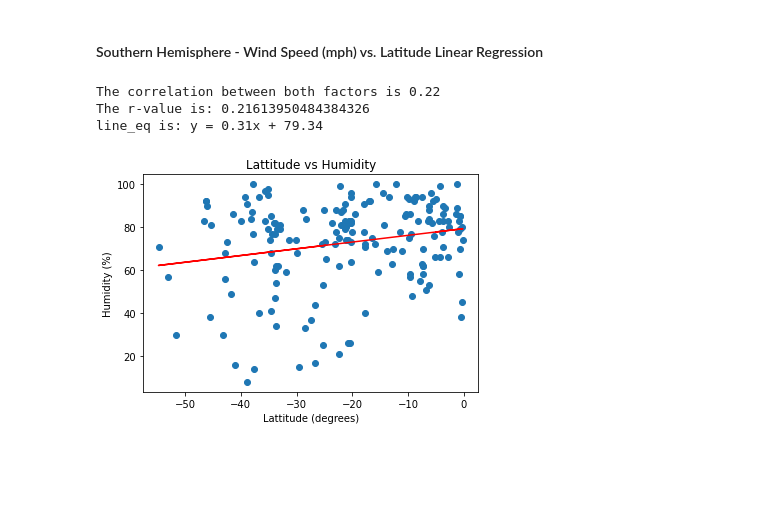
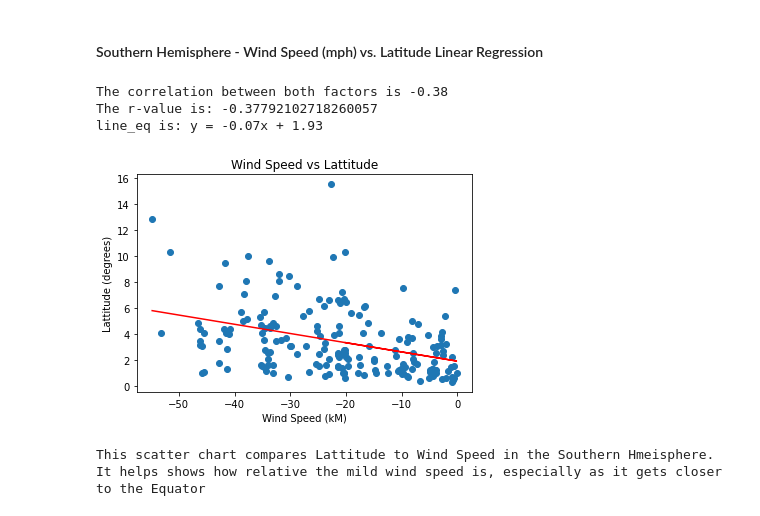
Before and after one commit to BZNUDS/python-api-challenge, a Jupyter notebook: WeatherPy/WeatherPyFinal.ipynb, the cells around one changed output. Drawn from its saved outputs; the diff is of its cells as text; code cells hidden in the pictures; blank space fills up the shorter version.

```diff
--- a/WeatherPy/WeatherPyFinal.ipynb
+++ b/WeatherPy/WeatherPyFinal.ipynb
@@ -663,30 +752,39 @@ line_eq is: y = 0.36x + 13.59
 # %% [markdown]
 ####  Southern Hemisphere - Wind Speed (mph) vs. Latitude Linear Regression
 # %%
-y_values = southern_hemisphere_data["Humidity"]
+y_values = southern_hemisphere_data["Wind Speed"]
 x_values = southern_hemisphere_data["lat"]
 
 correlation = st.pearsonr(x_values,y_values)
 print(f"The correlation between both factors is {round(correlation[0],2)}")
 
 # Prepare Linear regression and scatter plot data
 (slope, intercept, rvalue, pvalue, stderr) = linregress(x_values,y_values)
 print(f'The r-value is: {rvalue}')
 
 regress_values = x_values * slope + intercept
 line_eq = "y = " + str(round(slope,2)) + "x + " + str(round(intercept,2))
 print(f"line_eq is: {line_eq}")
 plt.scatter(x_values,y_values)
 plt.plot(x_values,regress_values,"r-")
-plt.ylabel("Humidity (%)")
-plt.xlabel("Lattitude (degrees)")
-plt.title('Lattitude vs Humidity')
+plt.xlabel("Wind Speed (kM)")
+plt.ylabel("Lattitude (degrees)")
+plt.title('Wind Speed vs Lattitude')
 
 # Display the garph
 plt.annotate(line_eq,(6,10),fontsize=15,color="red")
+
+# Save the figure
+plt.savefig("output_data/sh_lat_wind.png")
+
 plt.show()
+
+print("This scatter chart compares Lattitude to Wind Speed in the Southern Hmeisphere.")
+print("It helps shows how relative the mild wind speed is, especially as it gets closer to the Equator")
 # %% [output]
-The correlation between both factors is 0.22
-The r-value is: 0.21613950484384326
-line_eq is: y = 0.31x + 79.34
+The correlation between both factors is -0.38
+The r-value is: -0.37792102718260057
+line_eq is: y = -0.07x + 1.93
-[figure, old version]
+[figure, new version]
+This scatter chart compares Lattitude to Wind Speed in the Southern Hmeisphere.
+It helps shows how relative the mild wind speed is, especially as it gets closer to the Equator
```
Also changed, not shown: parts of 17 cells of this notebook, 19 other files.
